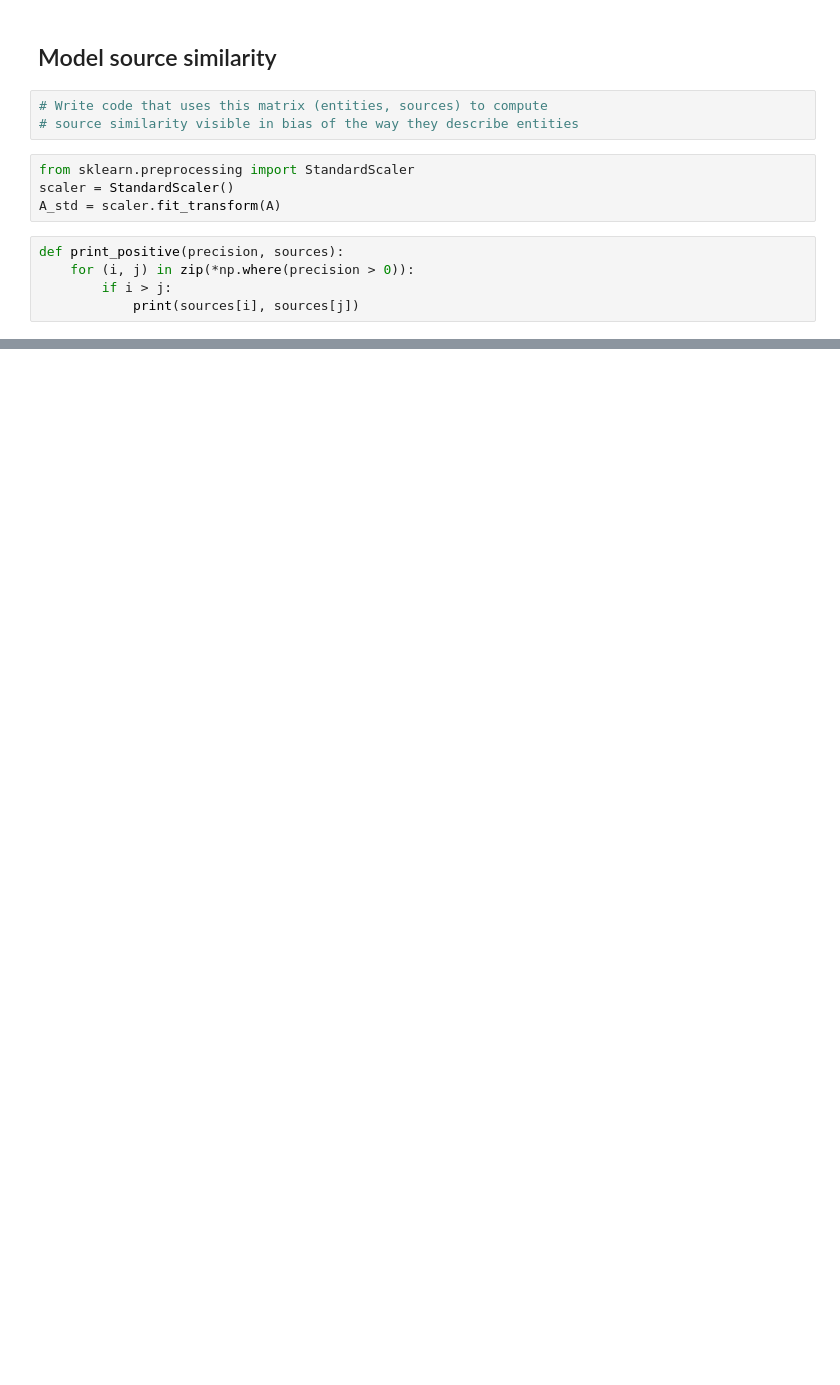
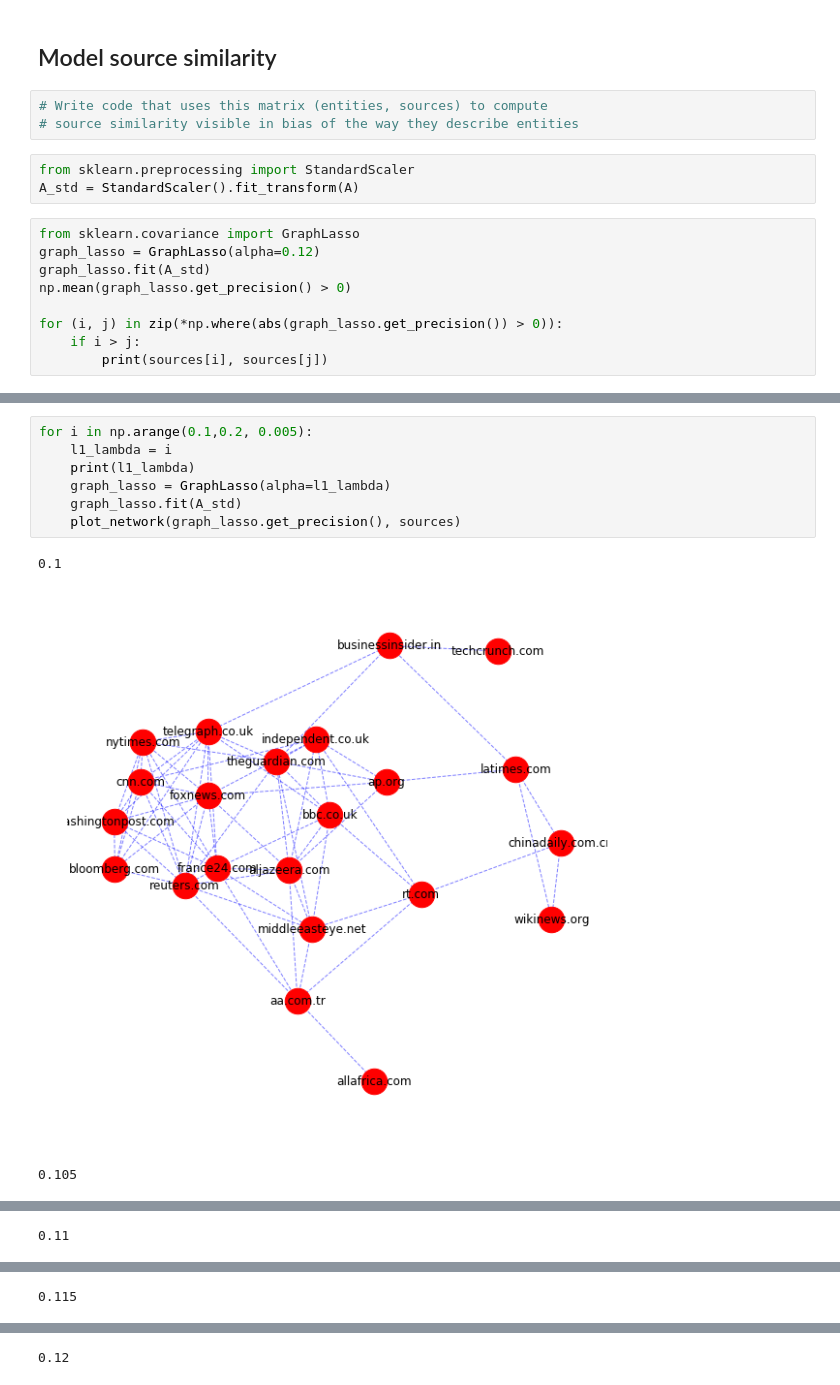
Before and after one commit to MickJermsurawong/EE227-graphical-lasso, a Jupyter notebook: Sentiment.ipynb, the cells around one changed output, grey strips where cells are left out. Cells and saved outputs as stored; diff of their text form; blank space fills up the shorter version.

```diff
--- a/Sentiment.ipynb
+++ b/Sentiment.ipynb
@@ -185,10 +185,13 @@ A:  (7852, 22)
 # source similarity visible in bias of the way they describe entities
 # %%
 from sklearn.preprocessing import StandardScaler
-scaler = StandardScaler()
-A_std = scaler.fit_transform(A)
+A_std = StandardScaler().fit_transform(A)
 # %%
-def print_positive(precision, sources):
-    for (i, j) in zip(*np.where(precision > 0)):
-        if i > j:
-            print(sources[i], sources[j])
+from sklearn.covariance import GraphLasso
+graph_lasso = GraphLasso(alpha=0.12)
+graph_lasso.fit(A_std)
+np.mean(graph_lasso.get_precision() > 0)
+
+for (i, j) in zip(*np.where(abs(graph_lasso.get_precision()) > 0)):
+    if i > j:
+        print(sources[i], sources[j])
@@ -204,0 +227,11 @@ def default_glasso(data, l1_lambda):
+# %%
+for i in np.arange(0.1,0.2, 0.005):
+    l1_lambda = i
+    print(l1_lambda)
+    graph_lasso = GraphLasso(alpha=l1_lambda)
+    graph_lasso.fit(A_std)
+    plot_network(graph_lasso.get_precision(), sources)
+# %% [output]
+0.1
+[figure, added]
+0.105
@@ -204,0 +239 @@ def default_glasso(data, l1_lambda):
+0.11
@@ -204,0 +241 @@ def default_glasso(data, l1_lambda):
+0.115
@@ -204,0 +243 @@ def default_glasso(data, l1_lambda):
+0.12
```
Also changed, not shown: parts of 26 cells of this notebook, 2 other files.
